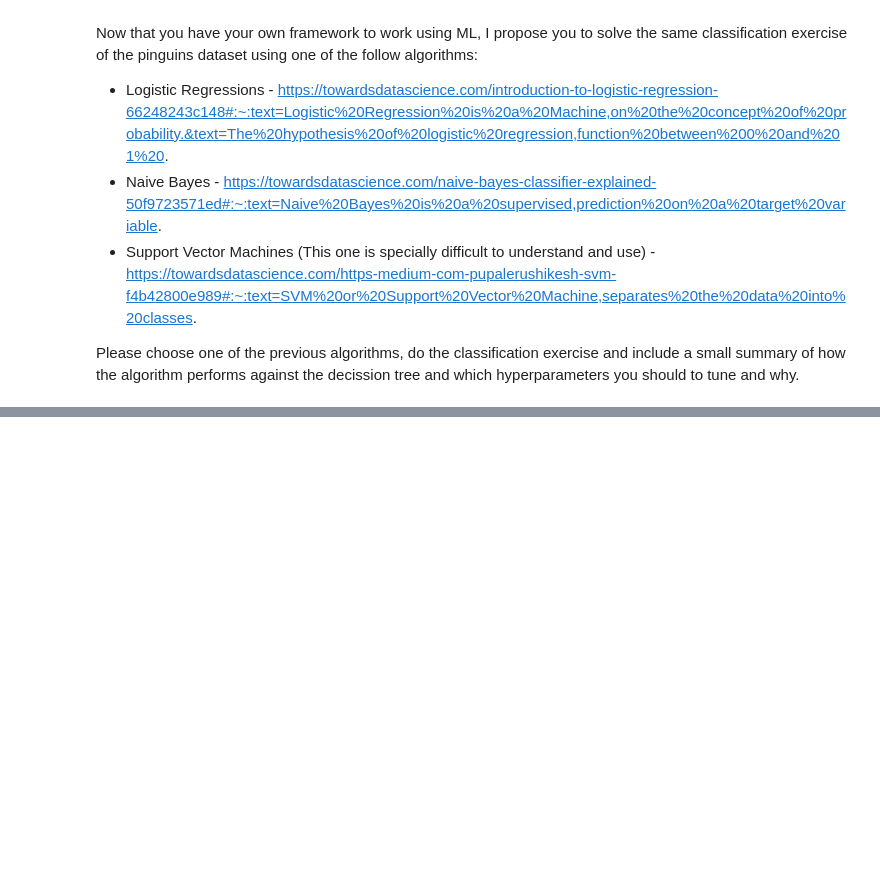
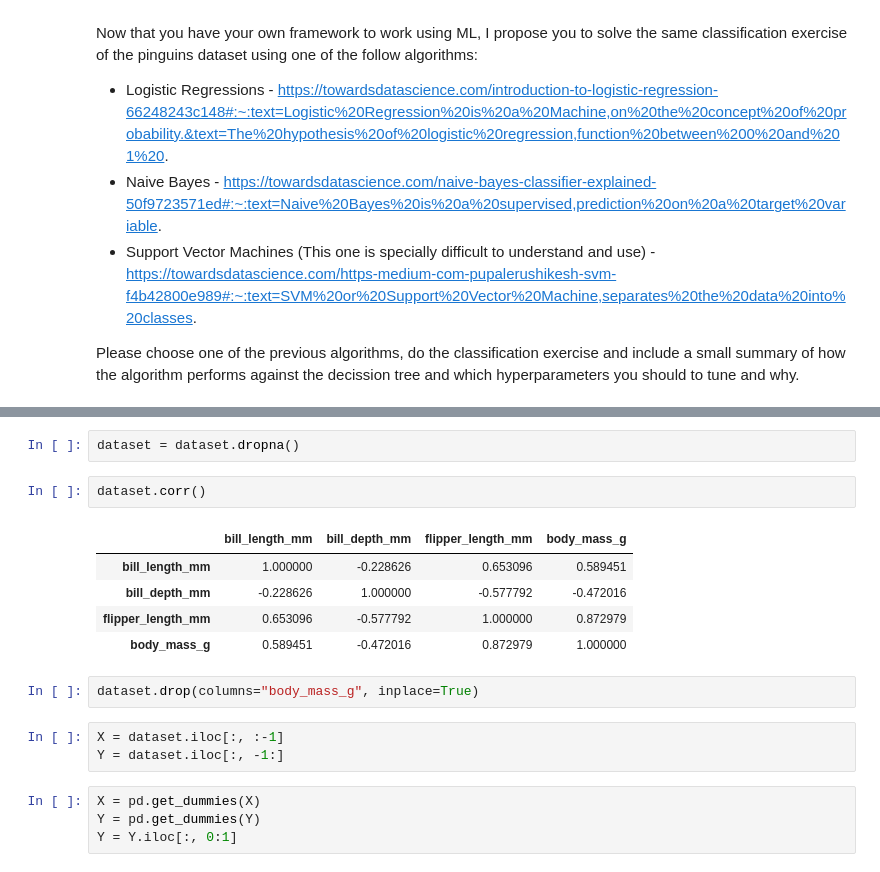
Before and after one commit to Luucaas8/IA3_CuadernoNicolini, a Jupyter notebook: ML_Exercises.ipynb, the cells around one changed output, grey strips where cells are left out. Cells and saved outputs as stored; diff of their text form; blank space fills up the shorter version.

```diff
--- a/ML_Exercises.ipynb
+++ b/ML_Exercises.ipynb
@@ -26,0 +59,19 @@ Please choose one of the previous algorithms, do the classification exercise and
+# %%
+dataset = dataset.dropna()
+# %%
+dataset.corr()
+# %% [output]
+|  | bill_length_mm | bill_depth_mm | flipper_length_mm | body_mass_g |
+| bill_length_mm | 1.000000 | -0.228626 | 0.653096 | 0.589451 |
+| bill_depth_mm | -0.228626 | 1.000000 | -0.577792 | -0.472016 |
+| flipper_length_mm | 0.653096 | -0.577792 | 1.000000 | 0.872979 |
+| body_mass_g | 0.589451 | -0.472016 | 0.872979 | 1.000000 |
+# %%
+dataset.drop(columns="body_mass_g", inplace=True)
+# %%
+X = dataset.iloc[:, :-1]
+Y = dataset.iloc[:, -1:]
+# %%
+X = pd.get_dummies(X)
+Y = pd.get_dummies(Y)
+Y = Y.iloc[:, 0:1]
```
Also changed, not shown: parts of 15 cells of this notebook.
